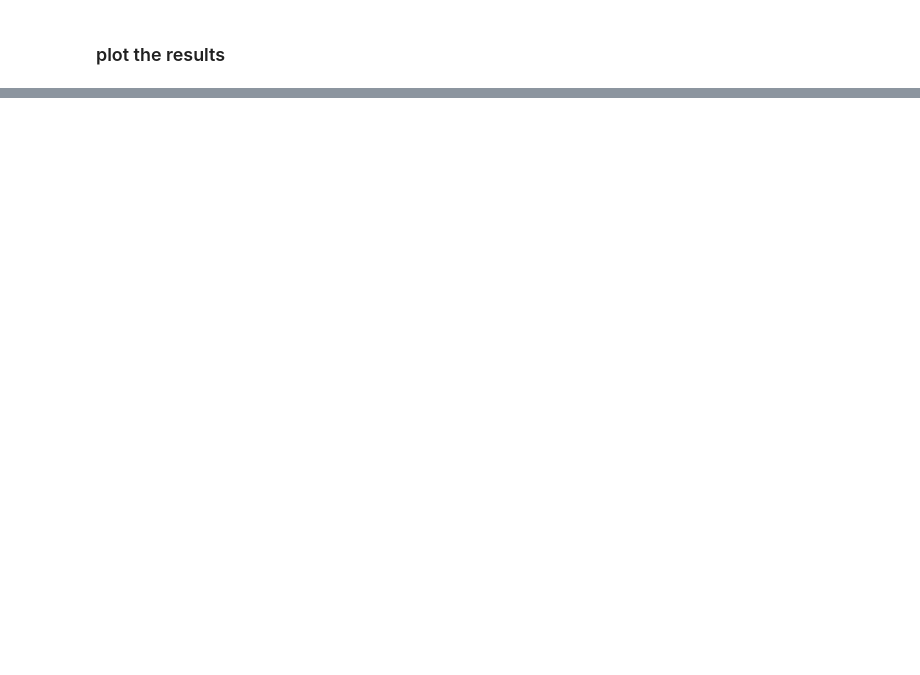
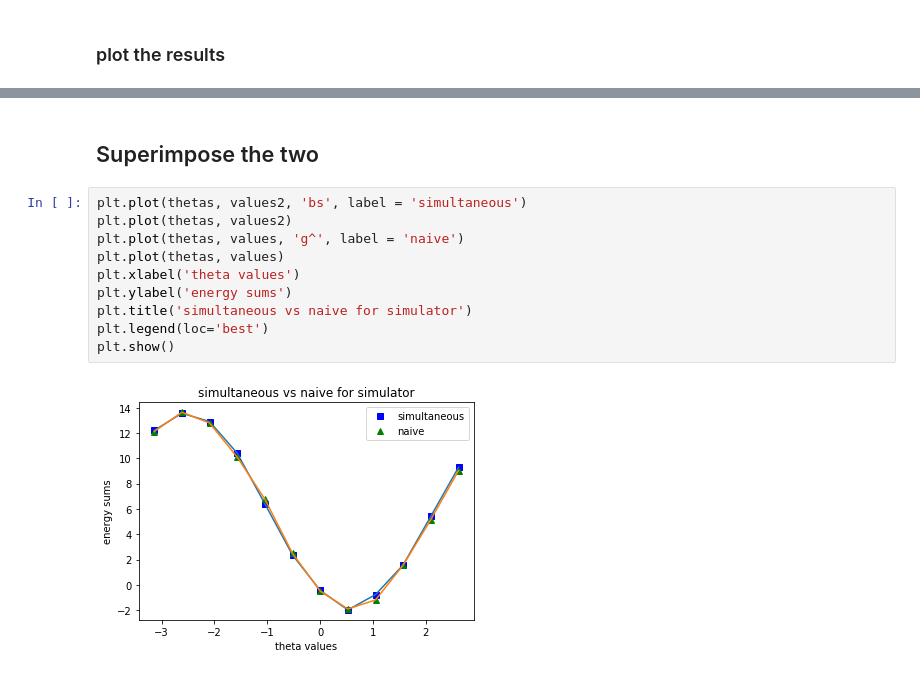
Before and after one commit to teaguetomesh/vqe-term-grouping, a Jupyter notebook: Deuteron with UCCSD ansatz and VQE circuits.ipynb, the cells around one changed output, grey strips where cells are left out. Drawn from its saved outputs; the diff is of its cells as text; blank space fills up the shorter version.

```diff
--- a/Deuteron with UCCSD ansatz and VQE circuits.ipynb
+++ b/Deuteron with UCCSD ansatz and VQE circuits.ipynb
@@ -149,0 +181,14 @@ plt.show()
+# %% [markdown]
+## Superimpose the two
+# %%
+plt.plot(thetas, values2, 'bs', label = 'simultaneous')
+plt.plot(thetas, values2)
+plt.plot(thetas, values, 'g^', label = 'naive')
+plt.plot(thetas, values)
+plt.xlabel('theta values')
+plt.ylabel('energy sums')
+plt.title('simultaneous vs naive for simulator')
+plt.legend(loc='best')
+plt.show()
+# %% [output]
+[figure, added]
```
Also changed, not shown: parts of 11 cells of this notebook, 1 other file.
